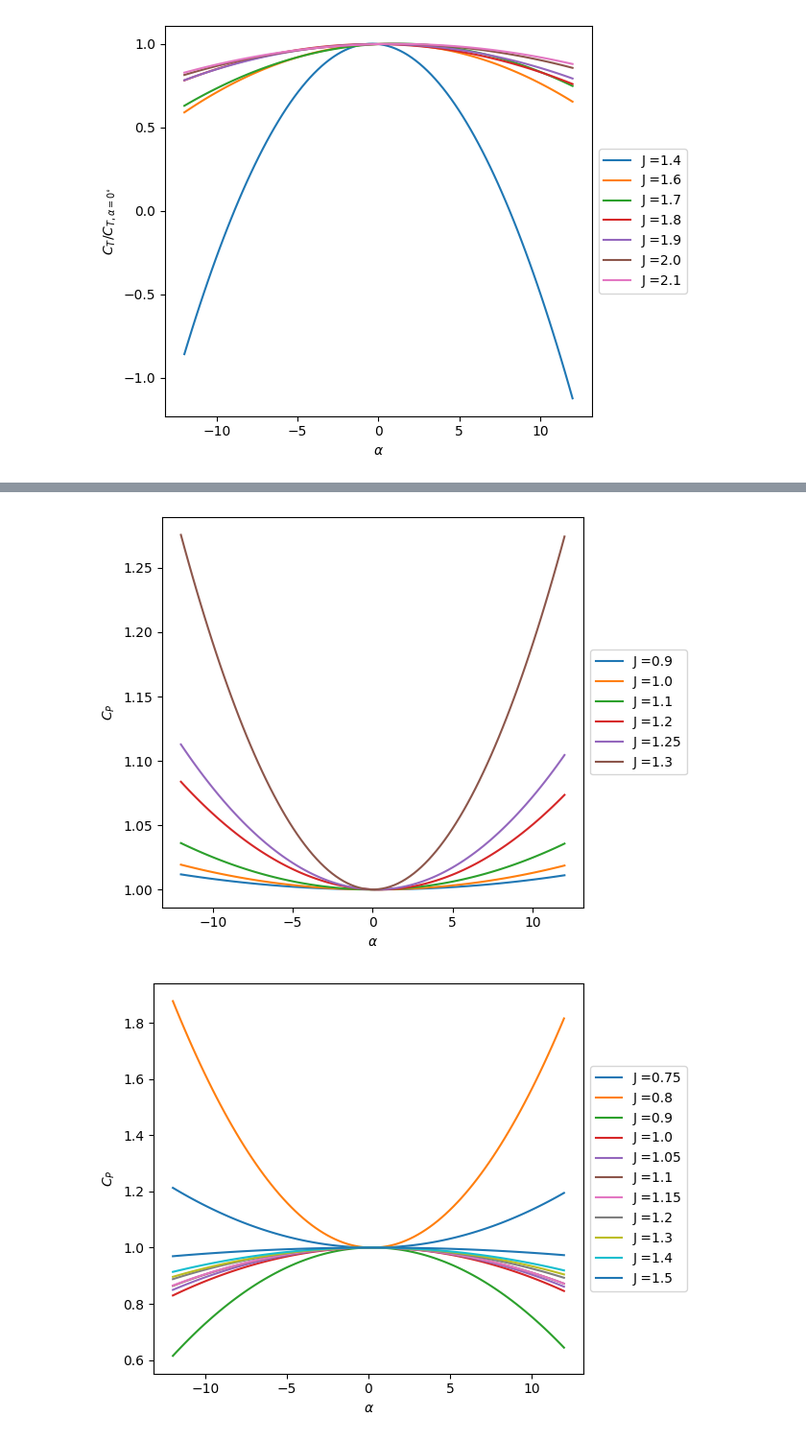
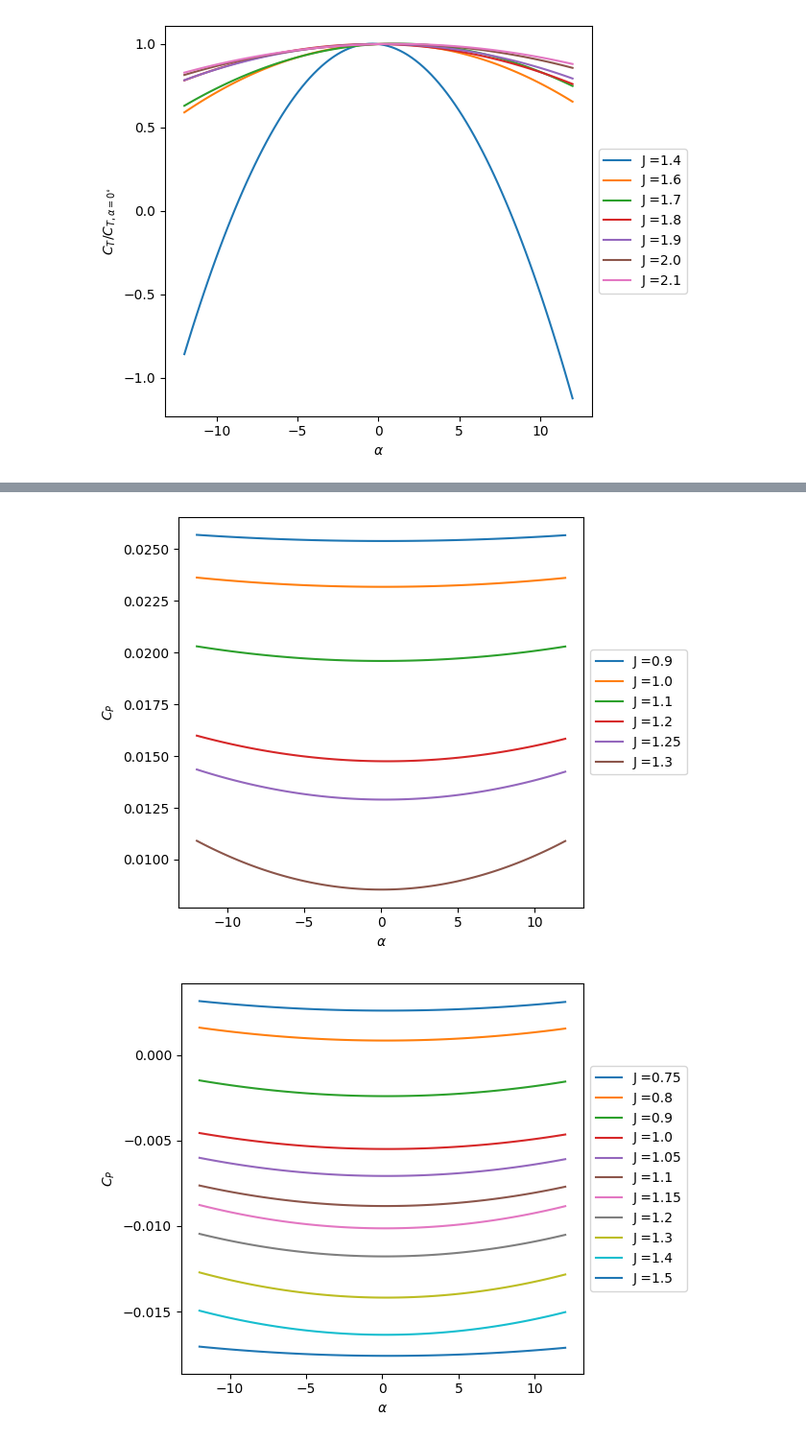
Before and after one commit to jaspermatthe/AE2224-I, a Jupyter notebook: Version 2/AOA as x.ipynb, the cells around one changed output, grey strips where cells are left out. Shown at 96% size. Drawn from its saved outputs; the diff is of its cells as text; code cells hidden in the pictures.

Commit message:
graphs done

```diff
--- a/Version 2/AOA as x.ipynb
+++ b/Version 2/AOA as x.ipynb
@@ -314,7 +315,7 @@ for i in range(len(new_J_arrays_prop_V30_beta15)):
     curve = np.poly1d(coeffs)
     CT0 = curve(0)
     x_new = np.linspace(alpha.min(), alpha.max(), 100)
-    axs[0, 0].plot(x_new, curve(x_new)/CT0, label='J =' + J_label)
+    axs[0, 0].plot(x_new, curve(x_new)/CT0  , label='J =' + J_label)
 
 axs[0, 0].set_xlabel(r'$\alpha$')
 axs[0, 0].set_ylabel(r'$C_T$')
@@ -364,7 +365,7 @@ for i in range(len(new_J_arrays_regen_V30_beta15)):
     curve = np.poly1d(coeffs)
     CT0 = curve(0)
     x_new = np.linspace(alpha.min(), alpha.max(), 100)
-    axs[1, 0].plot(x_new, curve(x_new)/CT0, label='J =' + J_label)
+    axs[1, 0].plot(x_new, curve(x_new), label='J =' + J_label)
 
 axs[1, 0].set_xlabel(r'$\alpha$')
 axs[1, 0].set_ylabel(r'$C_T$')
@@ -533,7 +766,7 @@ for i in range(len(new_J_arrays_prop_V30_beta15)):
     curve = np.poly1d(coeffs)
     C_P0 = curve(0)
     x_new = np.linspace(alpha.min(), alpha.max(), 100)
-    plt.plot(x_new, curve(x_new)/C_P0, label='J =' + J_label)
+    plt.plot(x_new, curve(x_new), label='J =' + J_label)
 
 plt.xlabel(r'$\alpha$')
 plt.ylabel(r'$C_P$')
@@ -561,7 +794,7 @@ for i in range(len(new_J_arrays_prop_V30_beta30)):
     curve = np.poly1d(coeffs)
     C_P0 = curve(0)
     x_new = np.linspace(alpha.min(), alpha.max(), 100)
-    plt.plot(x_new, curve(x_new)/C_P0, label='J =' + J_label)
+    plt.plot(x_new, curve(x_new), label='J =' + J_label)
 
 plt.xlabel(r'$\alpha$')
 plt.ylabel(r'$C_P$')
@@ -590,7 +823,7 @@ for i in range(len(new_J_arrays_regen_V30_beta15)):
     curve = np.poly1d(coeffs)
     C_P0 = curve(0)
     x_new = np.linspace(alpha.min(), alpha.max(), 100)
-    plt.plot(x_new, curve(x_new)/C_P0, label='J =' + J_label)
+    plt.plot(x_new, curve(x_new), label='J =' + J_label)
 
 plt.xlabel(r'$\alpha$')
 plt.ylabel(r'$C_P$')
@@ -617,7 +850,7 @@ for i in range(len(new_J_arrays_regen_V30_beta30)):
     curve = np.poly1d(coeffs)
     C_P0 = curve(0)
     x_new = np.linspace(alpha.min(), alpha.max(), 100)
-    plt.plot(x_new, curve(x_new)/C_P0, label='J =' + J_label)
+    plt.plot(x_new, curve(x_new), label='J =' + J_label)
 
 plt.xlabel(r'$\alpha$')
 plt.ylabel(r'$C_P$')
@@ -630,2 +863,2 @@ plt.savefig('plots/Cp_regen_V30_beta30.png')
-[figure, old version]
+[figure, new version]
-[figure, old version]
+[figure, new version]
```
Also changed, not shown: parts of 6 cells of this notebook, 33 other files.
